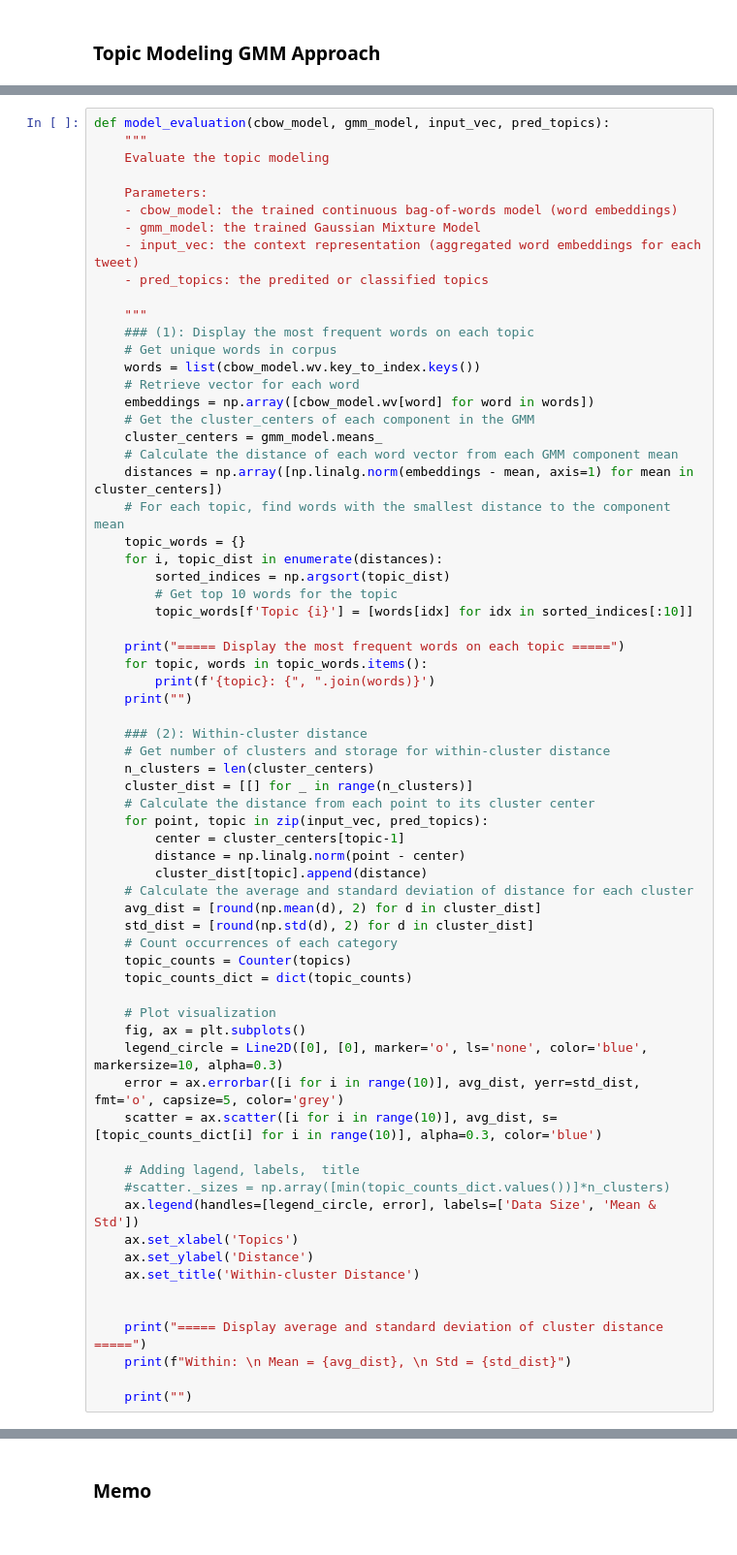
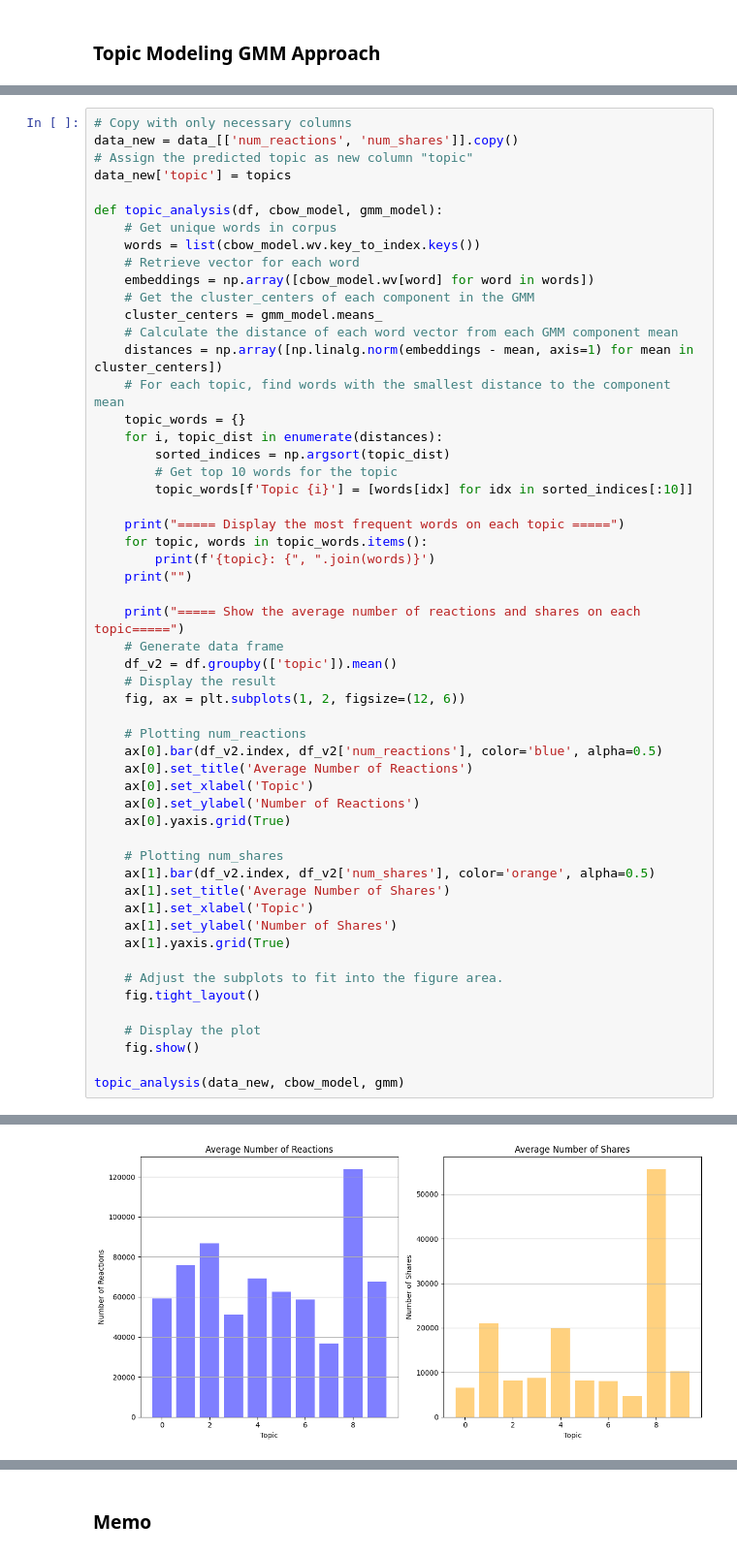
Before and after one commit to RanArino/Course_Projects, a Jupyter notebook: BDA600_SocialMediaAnalytics/Project/Project_Codes.ipynb, the cells around one changed output, grey strips where cells are left out. Shown at 97% size. Drawn from its saved outputs; the diff is of its cells as text.

```diff
--- a/BDA600_SocialMediaAnalytics/Project/Project_Codes.ipynb
+++ b/BDA600_SocialMediaAnalytics/Project/Project_Codes.ipynb
@@ -278,16 +391,10 @@ Name: count, dtype: int64
 # %%
-def model_evaluation(cbow_model, gmm_model, input_vec, pred_topics):
-    """
-    Evaluate the topic modeling
+# Copy with only necessary columns
+data_new = data_[['num_reactions', 'num_shares']].copy()
+# Assign the predicted topic as new column "topic"
+data_new['topic'] = topics
 
-    Parameters:
-    - cbow_model: the trained continuous bag-of-words model (word embeddings)
-    - gmm_model: the trained Gaussian Mixture Model
-    - input_vec: the context representation (aggregated word embeddings for each tweet)
-    - pred_topics: the predited or classified topics
-
-    """
-    ### (1): Display the most frequent words on each topic
+def topic_analysis(df, cbow_model, gmm_model):
     # Get unique words in corpus
     words = list(cbow_model.wv.key_to_index.keys())
     # Retrieve vector for each word
@@ -308,37 +415,31 @@ def model_evaluation(cbow_model, gmm_model, input_vec, pred_topics):
         print(f'{topic}: {", ".join(words)}')
     print("")
 
-    ### (2): Within-cluster distance
-    # Get number of clusters and storage for within-cluster distance
-    n_clusters = len(cluster_centers)
-    cluster_dist = [[] for _ in range(n_clusters)]
-    # Calculate the distance from each point to its cluster center
-    for point, topic in zip(input_vec, pred_topics):
-        center = cluster_centers[topic-1]
-        distance = np.linalg.norm(point - center)
-        cluster_dist[topic].append(distance)
-    # Calculate the average and standard deviation of distance for each cluster
-    avg_dist = [round(np.mean(d), 2) for d in cluster_dist]
-    std_dist = [round(np.std(d), 2) for d in cluster_dist]
-    # Count occurrences of each category
-    topic_counts = Counter(topics)
-    topic_counts_dict = dict(topic_counts)
+    print("===== Show the average number of reactions and shares on each topic=====")
+    # Generate data frame
+    df_v2 = df.groupby(['topic']).mean()
+    # Display the result
+    fig, ax = plt.subplots(1, 2, figsize=(12, 6))
 
-    # Plot visualization
-    fig, ax = plt.subplots()
-    legend_circle = Line2D([0], [0], marker='o', ls='none', color='blue', markersize=10, alpha=0.3)
-    error = ax.errorbar([i for i in range(10)], avg_dist, yerr=std_dist, fmt='o', capsize=5, color='grey')
-    scatter = ax.scatter([i for i in range(10)], avg_dist, s=[topic_counts_dict[i] for i in range(10)], alpha=0.3, color='blue')
+    # Plotting num_reactions
+    ax[0].bar(df_v2.index, df_v2['num_reactions'], color='blue', alpha=0.5)
+    ax[0].set_title('Average Number of Reactions')
+    ax[0].set_xlabel('Topic')
+    ax[0].set_ylabel('Number of Reactions')
+    ax[0].yaxis.grid(True)
 
-    # Adding lagend, labels,  title
-    #scatter._sizes = np.array([min(topic_counts_dict.values())]*n_clusters)
-    ax.legend(handles=[legend_circle, error], labels=['Data Size', 'Mean & Std'])
-    ax.set_xlabel('Topics')
-    ax.set_ylabel('Distance')
-    ax.set_title('Within-cluster Distance')
+    # Plotting num_shares
+    ax[1].bar(df_v2.index, df_v2['num_shares'], color='orange', alpha=0.5)
+    ax[1].set_title('Average Number of Shares')
+    ax[1].set_xlabel('Topic')
+    ax[1].set_ylabel('Number of Shares')
+    ax[1].yaxis.grid(True)
 
+    # Adjust the subplots to fit into the figure area.
+    fig.tight_layout()
 
-    print("===== Display average and standard deviation of cluster distance =====")
-    print(f"Within: \n Mean = {avg_dist}, \n Std = {std_dist}")
+    # Display the plot
+    fig.show()
 
-    print("")
+topic_analysis(data_new, cbow_model, gmm)
+# %% [output]
@@ -344,0 +459 @@ def model_evaluation(cbow_model, gmm_model, input_vec, pred_topics):
+[figure, added]
```
Also changed, not shown: parts of 18 cells of this notebook, 1 other file.
